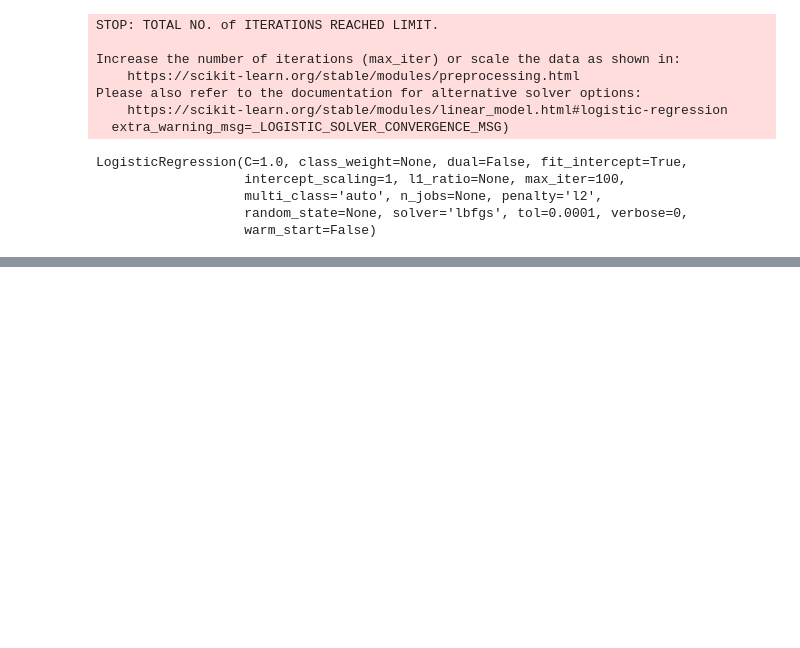
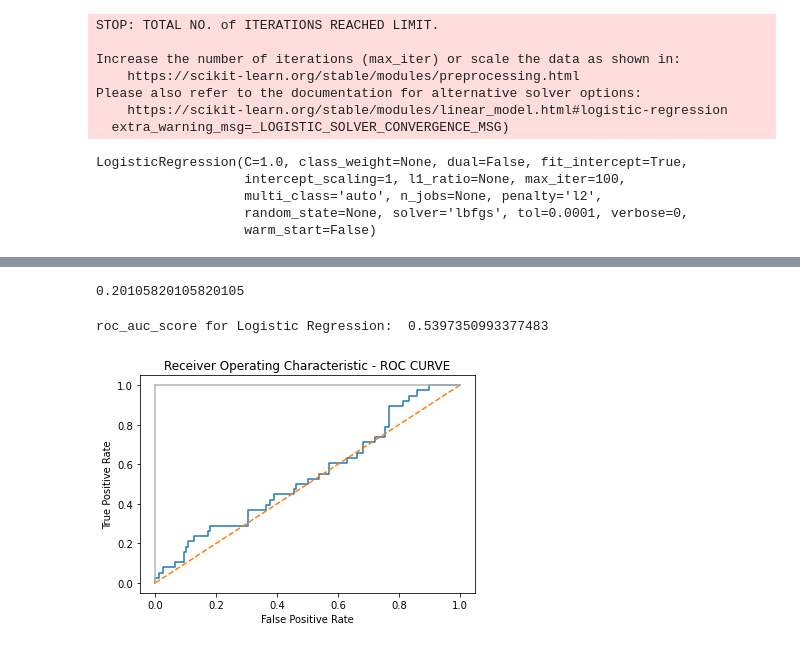
Before and after one commit to julianafalves/ic, a Jupyter notebook: Códigos/Treinamentos/RegressãoLogistica.ipynb, the cells around one changed output, grey strips where cells are left out. Saved outputs shown, nothing was run; the diff lists cells and outputs as text; code cells hidden in the pictures; blank space fills up the shorter version.

Commit message:
add cross-validation to the model

```diff
--- a/Códigos/Treinamentos/RegressãoLogistica.ipynb
+++ b/Códigos/Treinamentos/RegressãoLogistica.ipynb
@@ -151,0 +170,4 @@ Score:
+# %%
+from sklearn.linear_model import LogisticRegressionCV
+cv = LogisticRegressionCV(cv = 5, scoring='roc_auc', n_jobs=-1,class_weight=.4)
+cv.fit(X_train, y_train_AD)
@@ -151,0 +208,25 @@ Score:
+# %%
+y_test['AD'].sum()/y_test['AD'].count()
+# %% [output]
+0.20105820105820105
+# %%
+import numpy as np
+import matplotlib.pyplot as plt
+from sklearn.metrics import roc_curve, auc
+from sklearn.metrics import roc_auc_score
+
+y_score = cv.predict_proba(X_test)[:,1]
+false_positive_rate, true_positive_rate, threshold = roc_curve(y_test['AD'], y_score)
+print('roc_auc_score for Logistic Regression: ', roc_auc_score(y_test['AD'], y_score))
+# %% [output]
+roc_auc_score for Logistic Regression:  0.5397350993377483
+# %%
+plt.title('Receiver Operating Characteristic - ROC CURVE')
+plt.plot(false_positive_rate,true_positive_rate)
+plt.plot([0,1],ls="--")
+plt.plot([0, 0], [1, 0] , c=".7"), plt.plot([1, 1] , c=".7")
+plt.ylabel('True Positive Rate')
+plt.xlabel('False Positive Rate')
+plt.show()
+# %% [output]
+[figure, added]
```
Also changed, not shown: parts of 15 cells of this notebook.
